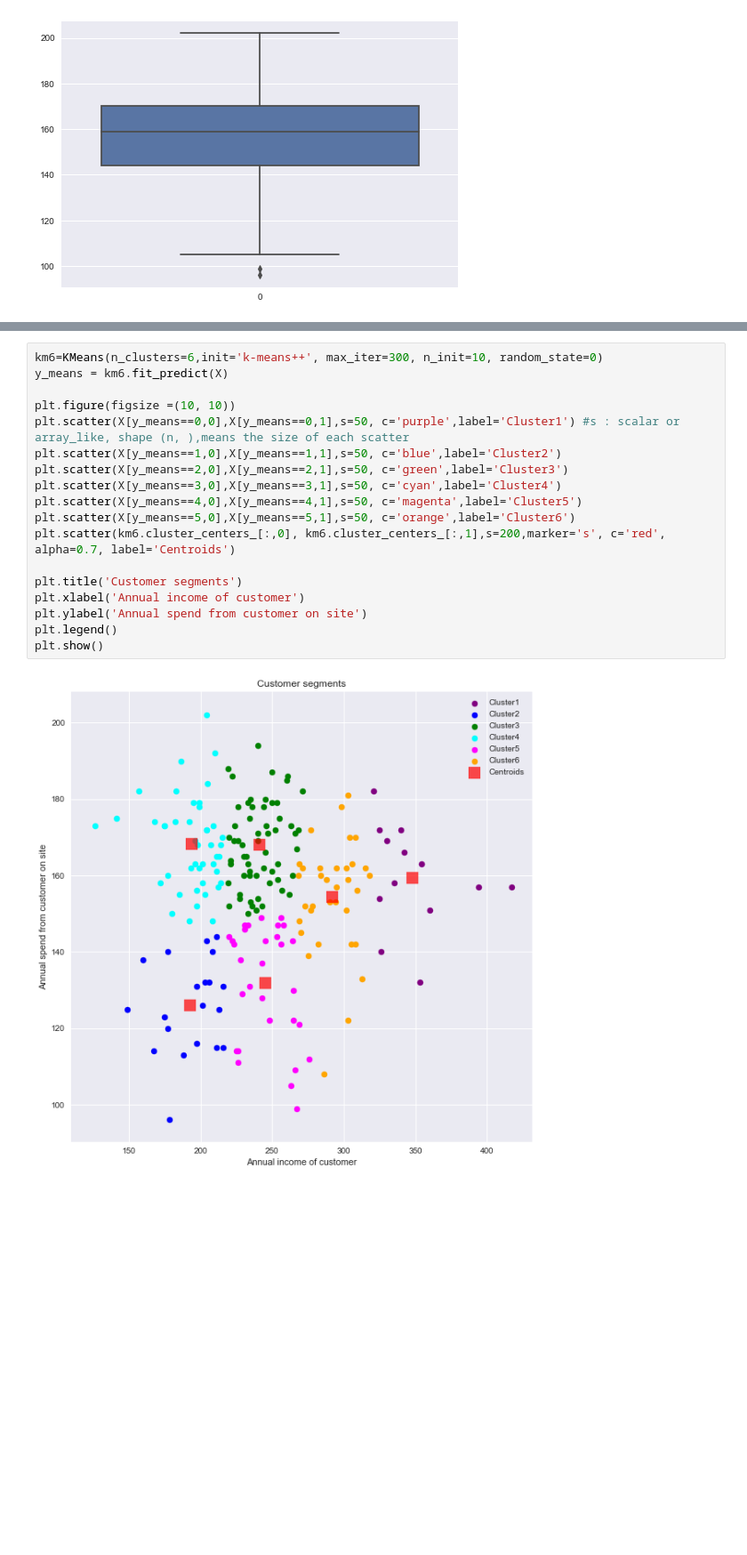
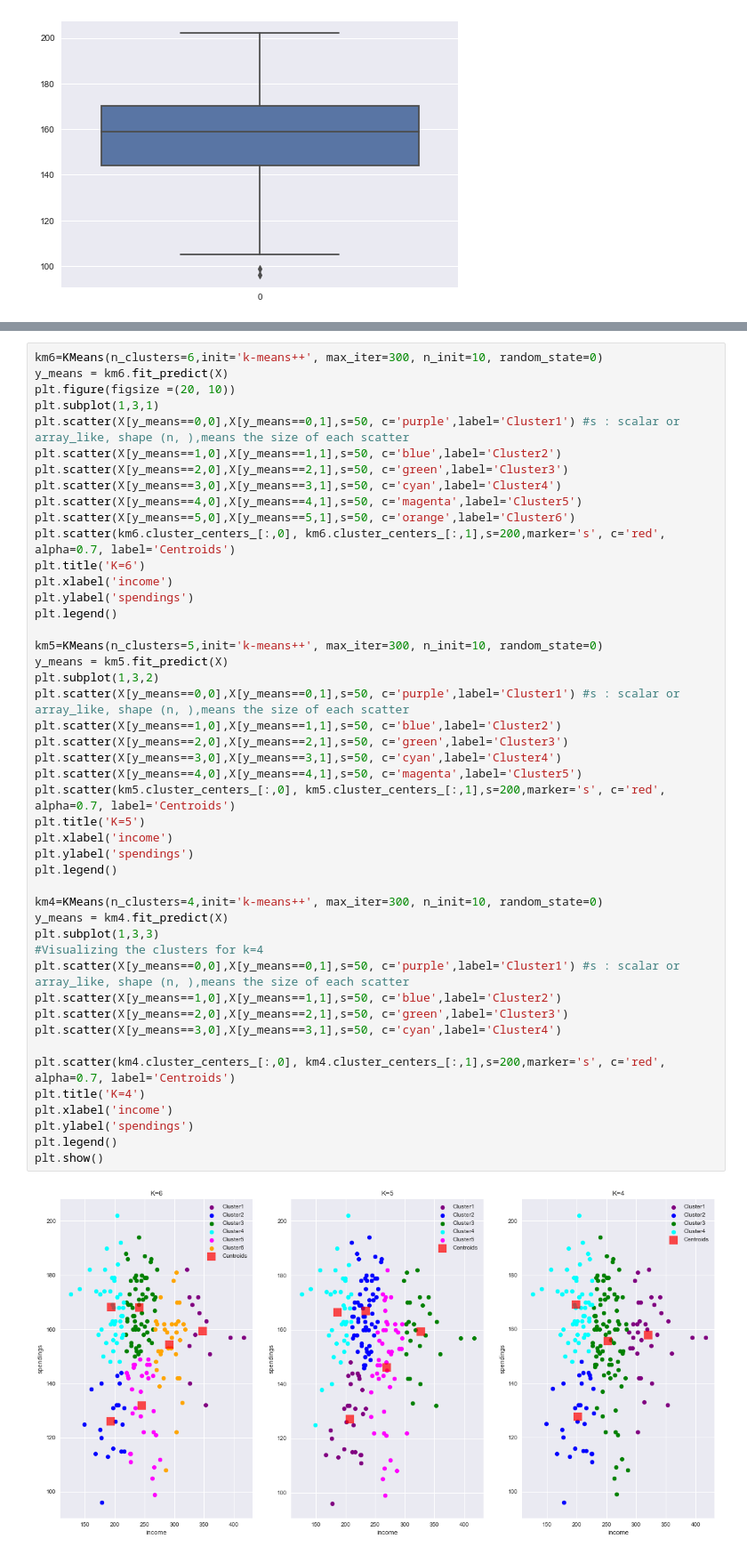
Before and after one commit to harshitmuhal/Customer-Segmentation-using-Kmeans, a Jupyter notebook: customer_segmentation.ipynb, the cells around one changed output, grey strips where cells are left out. Shown at 89% size. Drawn from its saved outputs; the diff is of its cells as text; blank space fills up the shorter version.

```diff
--- a/customer_segmentation.ipynb
+++ b/customer_segmentation.ipynb
@@ -114,20 +113,48 @@ plt.show()
 # %%
 km6=KMeans(n_clusters=6,init='k-means++', max_iter=300, n_init=10, random_state=0)
 y_means = km6.fit_predict(X)
-
-plt.figure(figsize =(10, 10))
+plt.figure(figsize =(20, 10))
+plt.subplot(1,3,1)
 plt.scatter(X[y_means==0,0],X[y_means==0,1],s=50, c='purple',label='Cluster1') #s : scalar or array_like, shape (n, ),means the size of each scatter
 plt.scatter(X[y_means==1,0],X[y_means==1,1],s=50, c='blue',label='Cluster2')
 plt.scatter(X[y_means==2,0],X[y_means==2,1],s=50, c='green',label='Cluster3')
 plt.scatter(X[y_means==3,0],X[y_means==3,1],s=50, c='cyan',label='Cluster4')
 plt.scatter(X[y_means==4,0],X[y_means==4,1],s=50, c='magenta',label='Cluster5')
 plt.scatter(X[y_means==5,0],X[y_means==5,1],s=50, c='orange',label='Cluster6')
 plt.scatter(km6.cluster_centers_[:,0], km6.cluster_centers_[:,1],s=200,marker='s', c='red', alpha=0.7, label='Centroids')
+plt.title('K=6')
+plt.xlabel('income')
+plt.ylabel('spendings')
+plt.legend()
 
-plt.title('Customer segments')
-plt.xlabel('Annual income of customer')
-plt.ylabel('Annual spend from customer on site')
+km5=KMeans(n_clusters=5,init='k-means++', max_iter=300, n_init=10, random_state=0)
+y_means = km5.fit_predict(X)
+plt.subplot(1,3,2)
+plt.scatter(X[y_means==0,0],X[y_means==0,1],s=50, c='purple',label='Cluster1') #s : scalar or array_like, shape (n, ),means the size of each scatter
+plt.scatter(X[y_means==1,0],X[y_means==1,1],s=50, c='blue',label='Cluster2')
+plt.scatter(X[y_means==2,0],X[y_means==2,1],s=50, c='green',label='Cluster3')
+plt.scatter(X[y_means==3,0],X[y_means==3,1],s=50, c='cyan',label='Cluster4')
+plt.scatter(X[y_means==4,0],X[y_means==4,1],s=50, c='magenta',label='Cluster5')
+plt.scatter(km5.cluster_centers_[:,0], km5.cluster_centers_[:,1],s=200,marker='s', c='red', alpha=0.7, label='Centroids')
+plt.title('K=5')
+plt.xlabel('income')
+plt.ylabel('spendings')
+plt.legend()
+
+km4=KMeans(n_clusters=4,init='k-means++', max_iter=300, n_init=10, random_state=0)
+y_means = km4.fit_predict(X)
+plt.subplot(1,3,3)
+#Visualizing the clusters for k=4
+plt.scatter(X[y_means==0,0],X[y_means==0,1],s=50, c='purple',label='Cluster1') #s : scalar or array_like, shape (n, ),means the size of each scatter
+plt.scatter(X[y_means==1,0],X[y_means==1,1],s=50, c='blue',label='Cluster2')
+plt.scatter(X[y_means==2,0],X[y_means==2,1],s=50, c='green',label='Cluster3')
+plt.scatter(X[y_means==3,0],X[y_means==3,1],s=50, c='cyan',label='Cluster4')
+
+plt.scatter(km4.cluster_centers_[:,0], km4.cluster_centers_[:,1],s=200,marker='s', c='red', alpha=0.7, label='Centroids')
+plt.title('K=4')
+plt.xlabel('income')
+plt.ylabel('spendings')
 plt.legend()
 plt.show()
 # %% [output]
-[figure, old version]
+[figure, new version]
```
Also changed, not shown: parts of 4 cells of this notebook, 3 other files.
